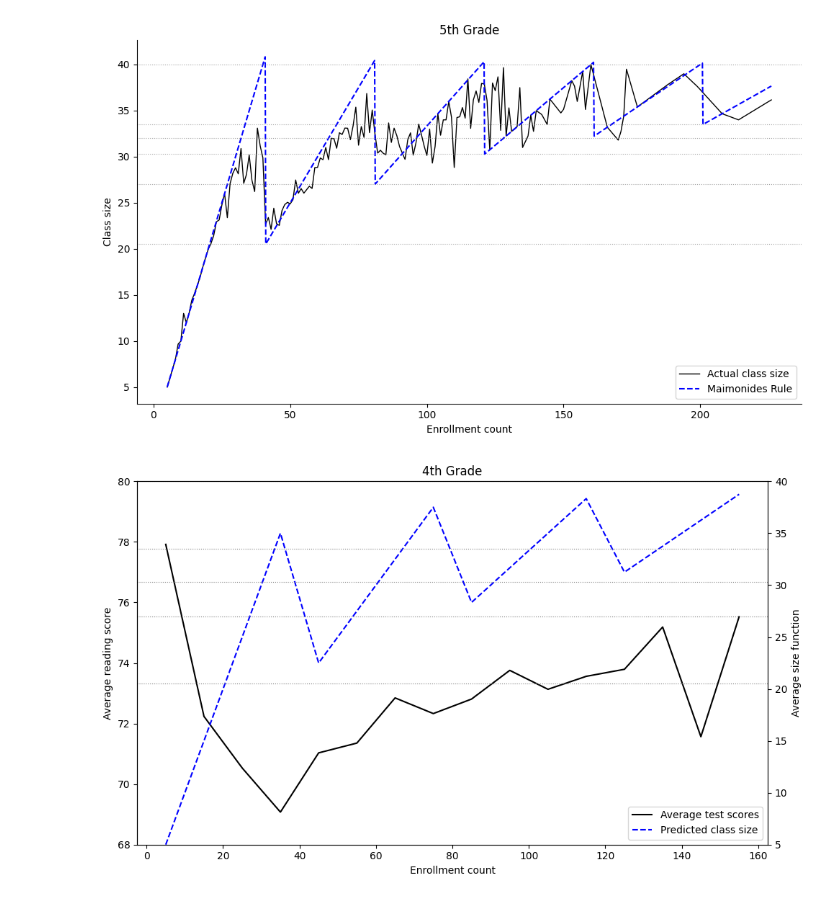
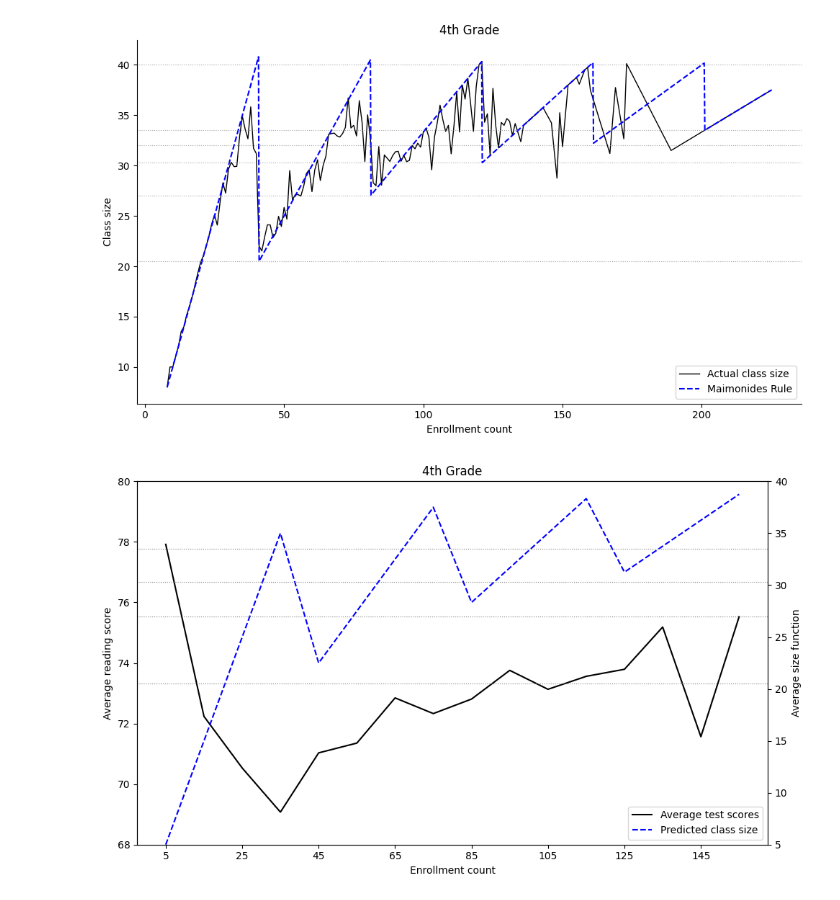
Before and after one commit to eisenhauerIO/project-business-decisions-didida2007, a Jupyter notebook: my-project.ipynb, the cells around one changed output. Drawn from its saved outputs; the diff is of its cells as text; code cells hidden in the pictures.

```diff
--- a/my-project.ipynb
+++ b/my-project.ipynb
@@ -15,3 +14,3 @@ def predict_class_size(df):
 # %%
-df_grade4 = predict_class_size(df_grade4)
-df_grade5 = predict_class_size(df_grade5)
+class FullAnalysis(TableGenerator, PlotGenerator):
+    pass
@@ -138 +17,4 @@ def discontinuity_table(df1, df2):
+# %%
+df_4th = FullAnalysis(df_grade4)
+df_5th = FullAnalysis(df_grade5)
 # %%
@@ -189,4 +56,4 @@ def plot_maimonides_sawtooth(df):
 # %%
-plot_maimonides_sawtooth(df_grade5)
+df_4th.plot_maimonides_sawtooth()
 # %% [output]
-[figure, old version]
+[figure, new version]
@@ -235,4 +60,4 @@ def plot_scores_vs_predicted(df):
 # %%
-plot_scores_vs_predicted(df_grade4)
+df_4th.plot_scores_vs_predicted_size()
 # %% [output]
-[figure, old version]
+[figure, new version]
```
Also changed, not shown: parts of 19 cells of this notebook, 4 other files.
